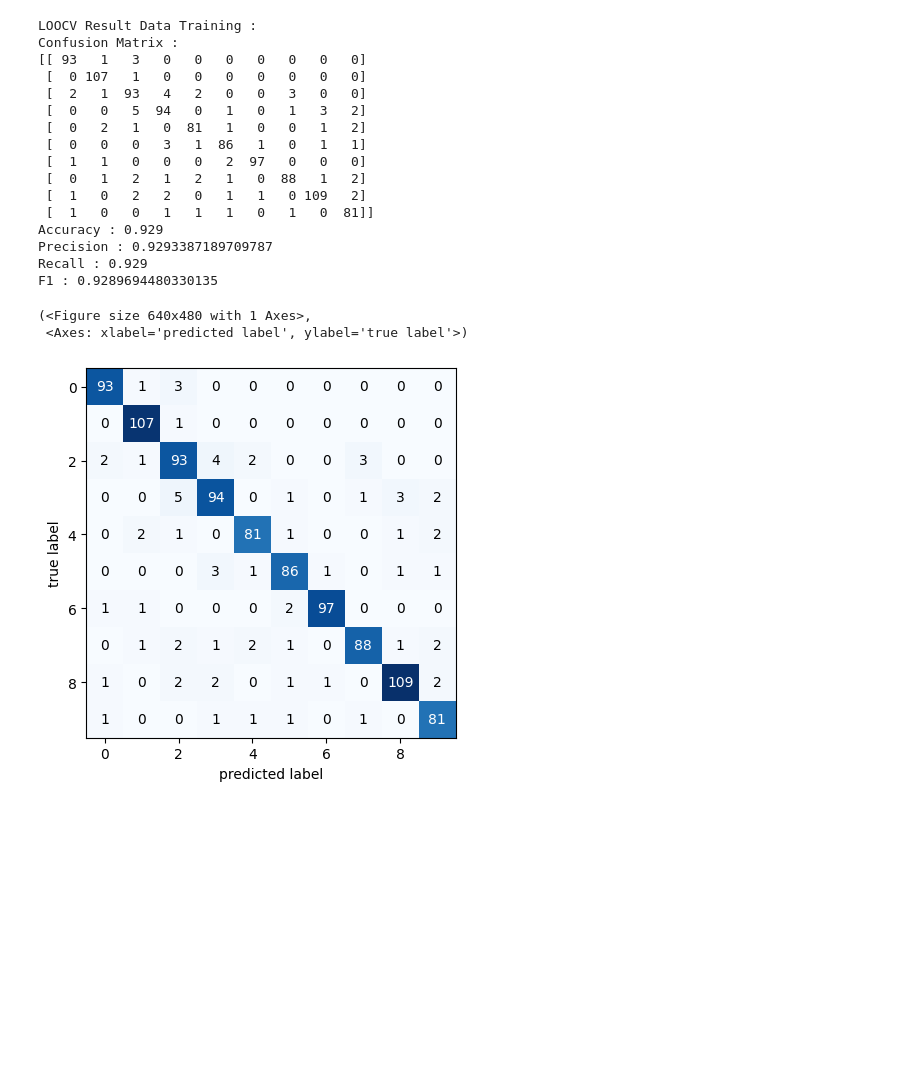
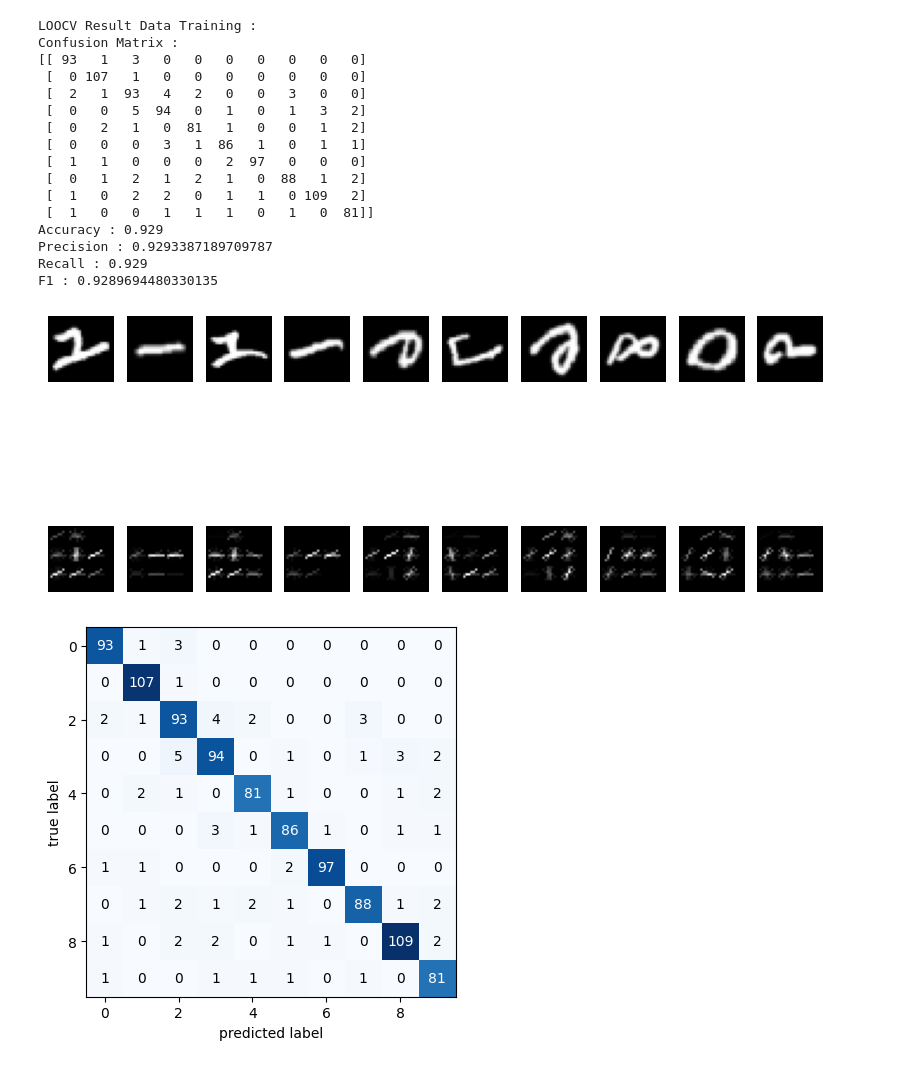
Before and after one commit to MPadliSandi4212201085/UAS-Machine-Vision-4212201085, a Jupyter notebook: M_Padli_Sandi_4212201085.ipynb, the cells around one changed output. Saved outputs shown, nothing was run; the diff lists cells and outputs as text; code cells hidden in the pictures; blank space fills up the shorter version.

```diff
--- a/M_Padli_Sandi_4212201085.ipynb
+++ b/M_Padli_Sandi_4212201085.ipynb
@@ -97,9 +97,25 @@ def plot_confusion_mat(cm):
     plt.xlabel('Predicted Label')
     plt.ylabel('True Label')
     plt.show()
-# %%
-plot_confusion_matrix(loo_confusion_matrix)
-# %% [output]
-(<Figure size 640x480 with 1 Axes>,
- <Axes: xlabel='predicted label', ylabel='true label'>)
-[figure, removed]
+# %%
+def plot_combined(X_test, hog_images_test):
+    fig, axes = plt.subplots(2, 10, figsize=(10, 5))
+    class_name = y_test
+    # Plot untuk gambar dataset
+    for i in range(min(len(X_test), 10)):
+        axes[0, i].imshow(X_test[i].reshape((28, 28)), cmap='gray')
+        axes[0, i].axis('off')
+
+    # Plot untuk gambar hasil HOG extraction
+    for i in range(min(len(hog_images_test), 10)):
+        axes[1, i].imshow(hog_images_test[i].reshape((28, 28)), cmap='gray')
+        axes[1, i].axis('off')
+
+    fig, ax = plot_confusion_matrix(conf_mat=conf_matrix)
+
+    plt.show()
+# %%
+plot_combined(X_test, hog_images_uji)
+# %% [output]
+[figure, added]
+[figure, added]
```
